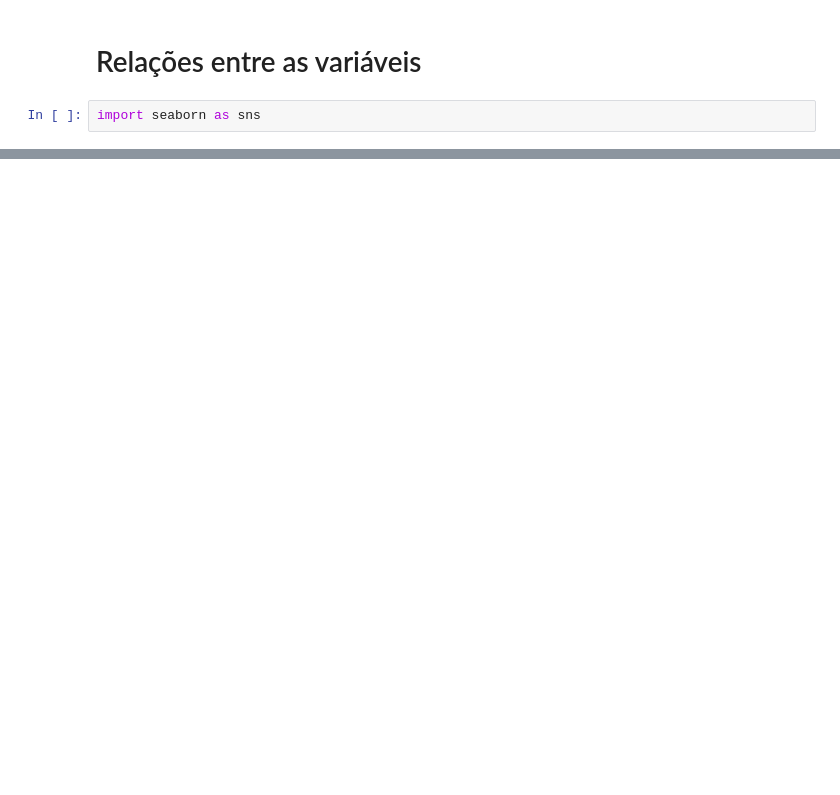
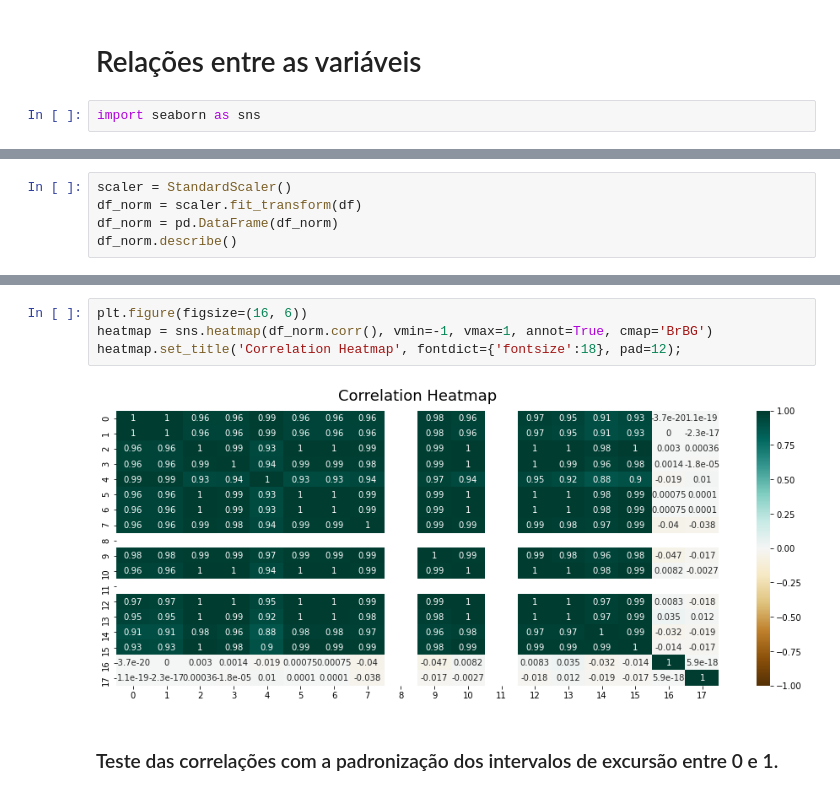
Before and after one commit to rafaelschena/naval_predictive_maintenance, a Jupyter notebook: Manutencao_Preditiva_Propulsao_Naval.ipynb, the cells around one changed output, grey strips where cells are left out. Cells and saved outputs as stored; diff of their text form; blank space fills up the shorter version.

```diff
--- a/Manutencao_Preditiva_Propulsao_Naval.ipynb
+++ b/Manutencao_Preditiva_Propulsao_Naval.ipynb
@@ -226,0 +250,5 @@ heatmap.set_title('Correlation Heatmap', fontdict={'fontsize':18}, pad=12);
+# %%
+scaler = StandardScaler()
+df_norm = scaler.fit_transform(df)
+df_norm = pd.DataFrame(df_norm)
+df_norm.describe()
@@ -226,0 +265,8 @@ heatmap.set_title('Correlation Heatmap', fontdict={'fontsize':18}, pad=12);
+# %%
+plt.figure(figsize=(16, 6))
+heatmap = sns.heatmap(df_norm.corr(), vmin=-1, vmax=1, annot=True, cmap='BrBG')
+heatmap.set_title('Correlation Heatmap', fontdict={'fontsize':18}, pad=12);
+# %% [output]
+[figure, added]
+# %% [markdown]
+### Teste das correlações com a padronização dos intervalos de excursão entre 0 e 1.
```
Also changed, not shown: parts of 103 cells of this notebook, 3 other files.
